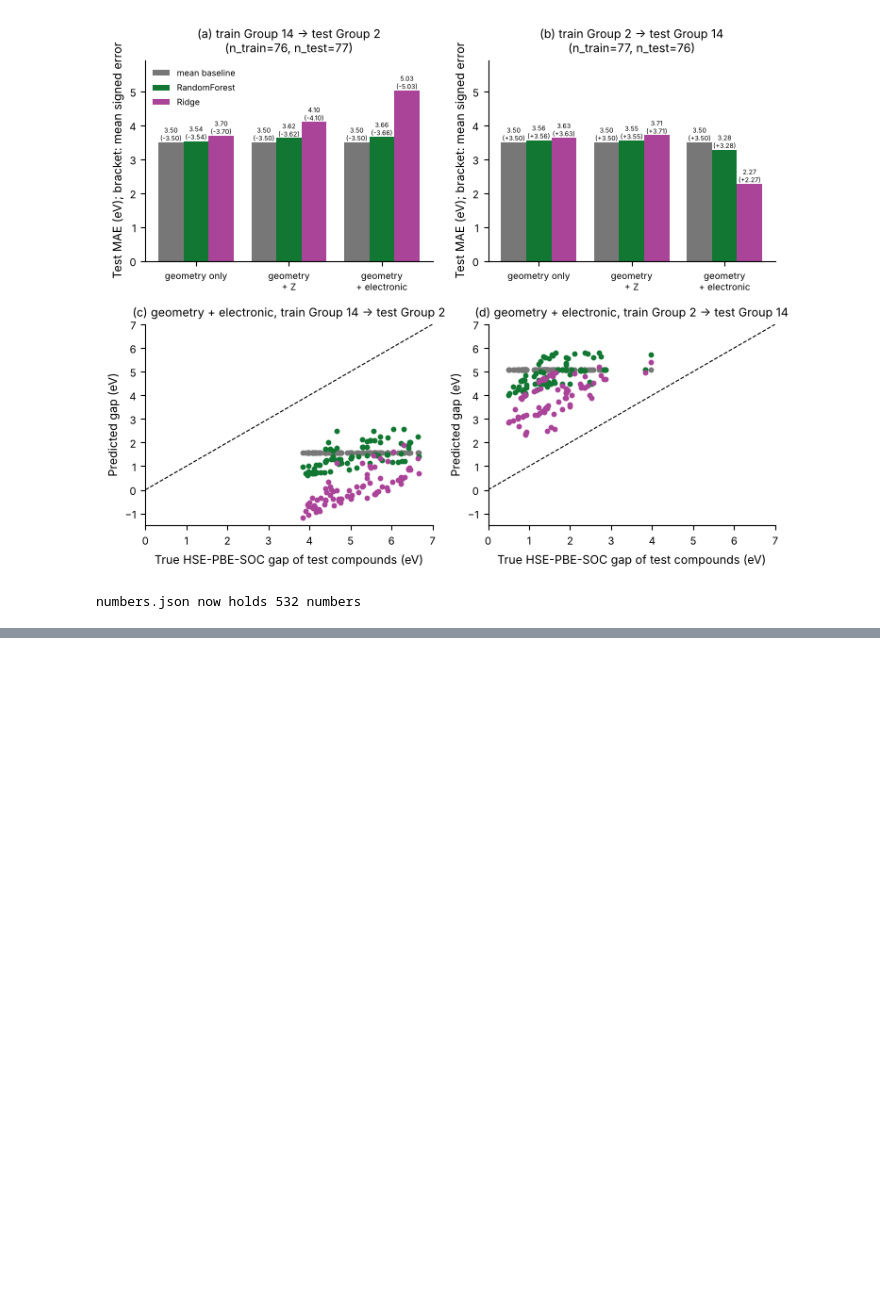
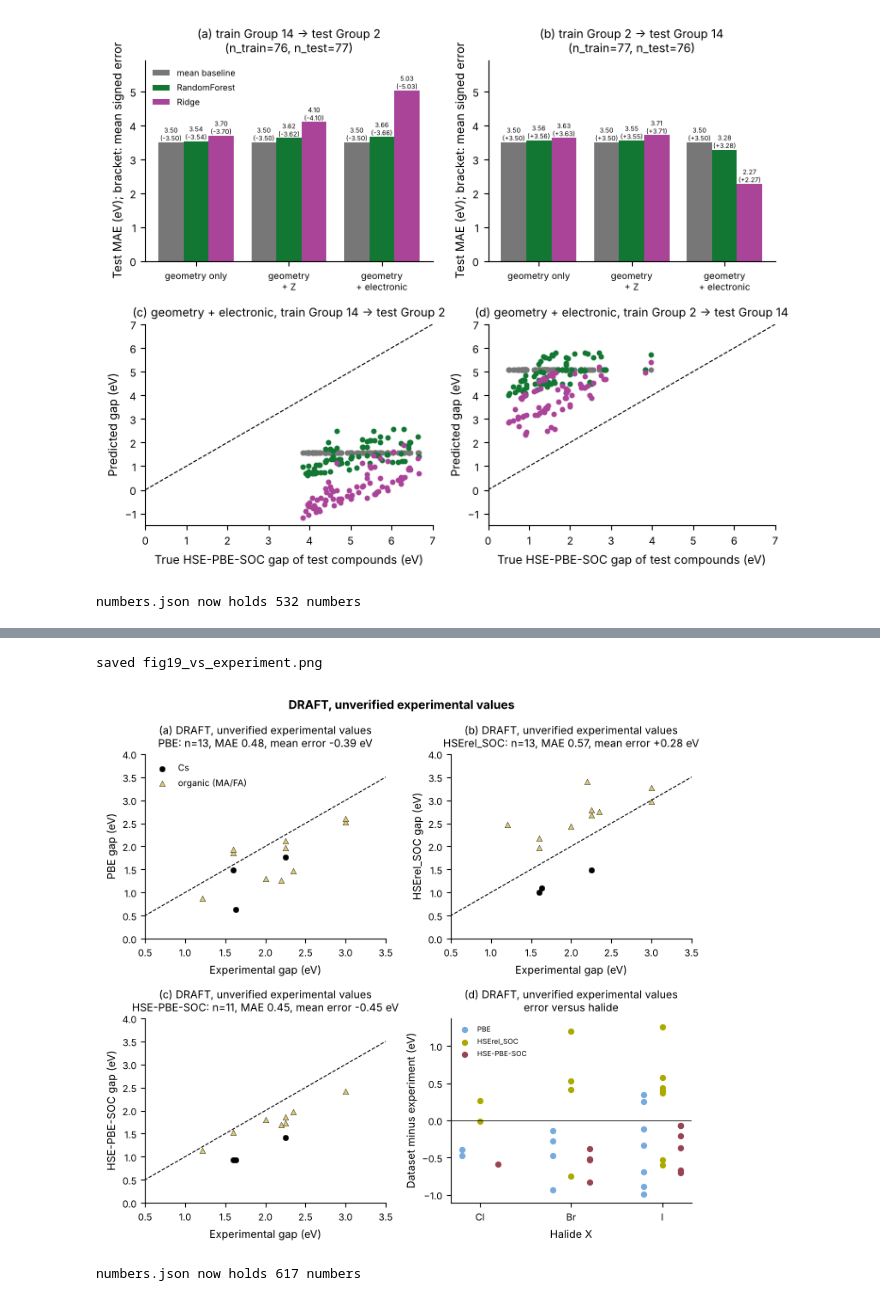
Before and after one commit to jatin-29/BTP-Perovskite, a Jupyter notebook: btp_perovskite.ipynb, the cells around one changed output, grey strips where cells are left out. Drawn from its saved outputs; the diff is of its cells as text; code cells hidden in the pictures; blank space fills up the shorter version.

```diff
--- a/btp_perovskite.ipynb
+++ b/btp_perovskite.ipynb
@@ -2425,0 +2754,41 @@ numbers.json now holds 532 numbers
+# %%
+# fig19: parity plots per level (coloured by A class) and error versus halide
+fig, axes = plt.subplots(2, 2, figsize=(7.2, 6.6))
+a_class_colour = {"Cs": COLOR_ATYPE["inorganic A"], "organic (MA/FA)": COLOR_ATYPE["organic A"]}
+a_class_marker = {"Cs": "o", "organic (MA/FA)": "^"}
+for ax, level, letter in zip(axes.ravel()[:3], exp_levels, "abc"):
+    for a_class in a_class_colour:
+        part = exp_table[exp_table["A_class"] == a_class].dropna(subset=[GAP_COL[level]])
+        ax.scatter(part["exp_gap"], part[GAP_COL[level]], s=22, color=a_class_colour[a_class], marker=a_class_marker[a_class],
+                   edgecolors="black", linewidths=0.3, label=a_class)
+    ax.plot([0, 4], [0, 4], color="black", linestyle="--", linewidth=0.8)
+    ax.set_xlim(0.5, 3.5)
+    ax.set_ylim(0, 4)
+    ax.set_xlabel("Experimental gap (eV)")
+    ax.set_ylabel(level + " gap (eV)")
+    row = error_table[(error_table["level"] == level) & (error_table["subset"] == "all")].iloc[0]
+    ax.set_title("%s\n%s: n=%d, MAE %.2f, mean error %+.2f eV" % (DRAFT_TAG, level, row["n"], row["MAE_eV"], row["mean_error_eV"]), fontsize=7)
+    panel_label(ax, letter)
+axes[0, 0].legend(frameon=False, loc="upper left")
+ax = axes[1, 1]
+halide_positions = {"Cl": 0, "Br": 1, "I": 2}
+for index, level in enumerate(exp_levels):
+    part = exp_table.dropna(subset=["error_" + level])
+    x_values = part["X_main"].map(halide_positions) + (index - 1) * 0.2
+    ax.scatter(x_values, part["error_" + level], s=18, color=COLOR_LEVEL[level], label=level)
+ax.axhline(0, color="black", linewidth=0.6)
+ax.set_xticks([0, 1, 2])
+ax.set_xticklabels(["Cl", "Br", "I"])
+ax.set_xlabel("Halide X")
+ax.set_ylabel("Dataset minus experiment (eV)")
+ax.set_title(DRAFT_TAG + "\nerror versus halide", fontsize=7)
+ax.legend(frameon=False, fontsize=6)
+panel_label(ax, "d")
+fig.suptitle(DRAFT_TAG, fontsize=10, color="black", fontweight="bold")
+fig.tight_layout()
+save_fig(fig, "fig19_vs_experiment")
+write_numbers()
+# %% [output]
+saved fig19_vs_experiment.png
+[figure, added]
+numbers.json now holds 617 numbers
```
Also changed, not shown: parts of 15 cells of this notebook, 23 other files.
